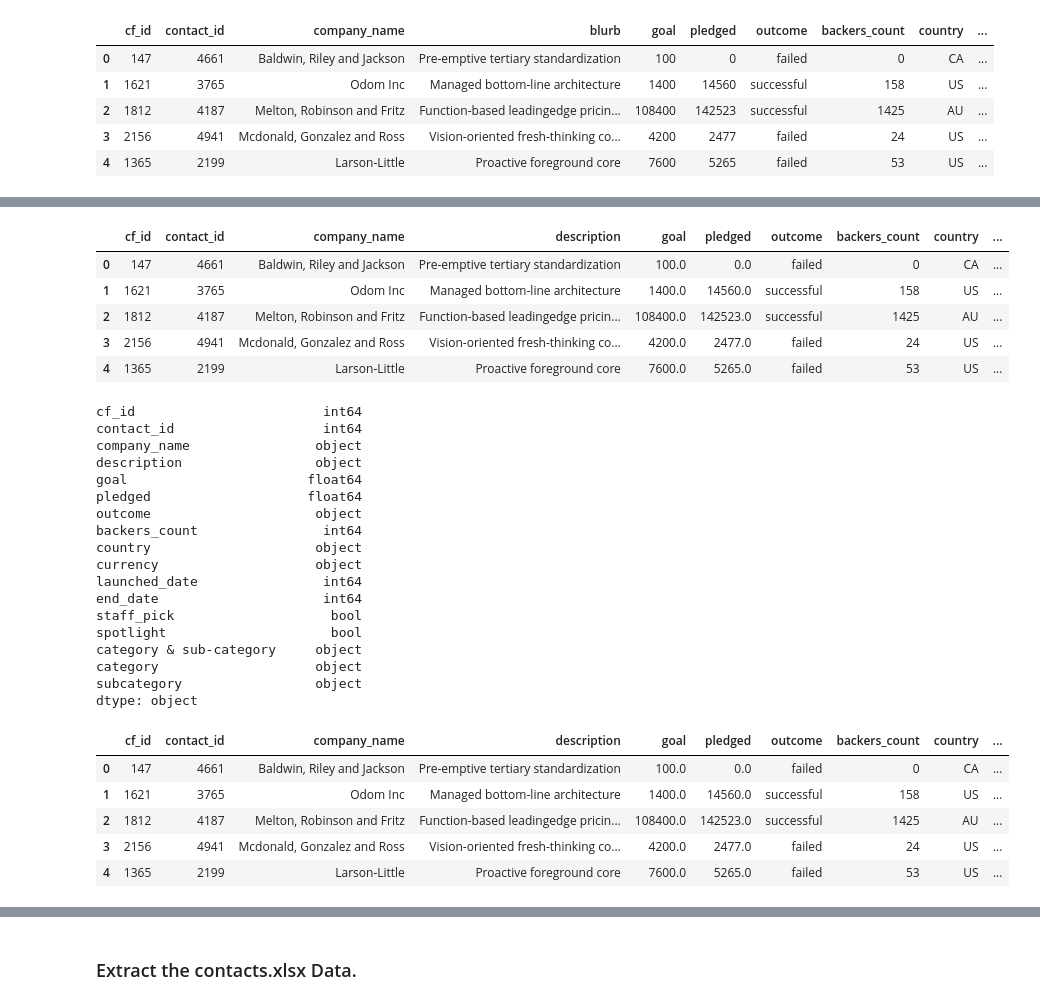
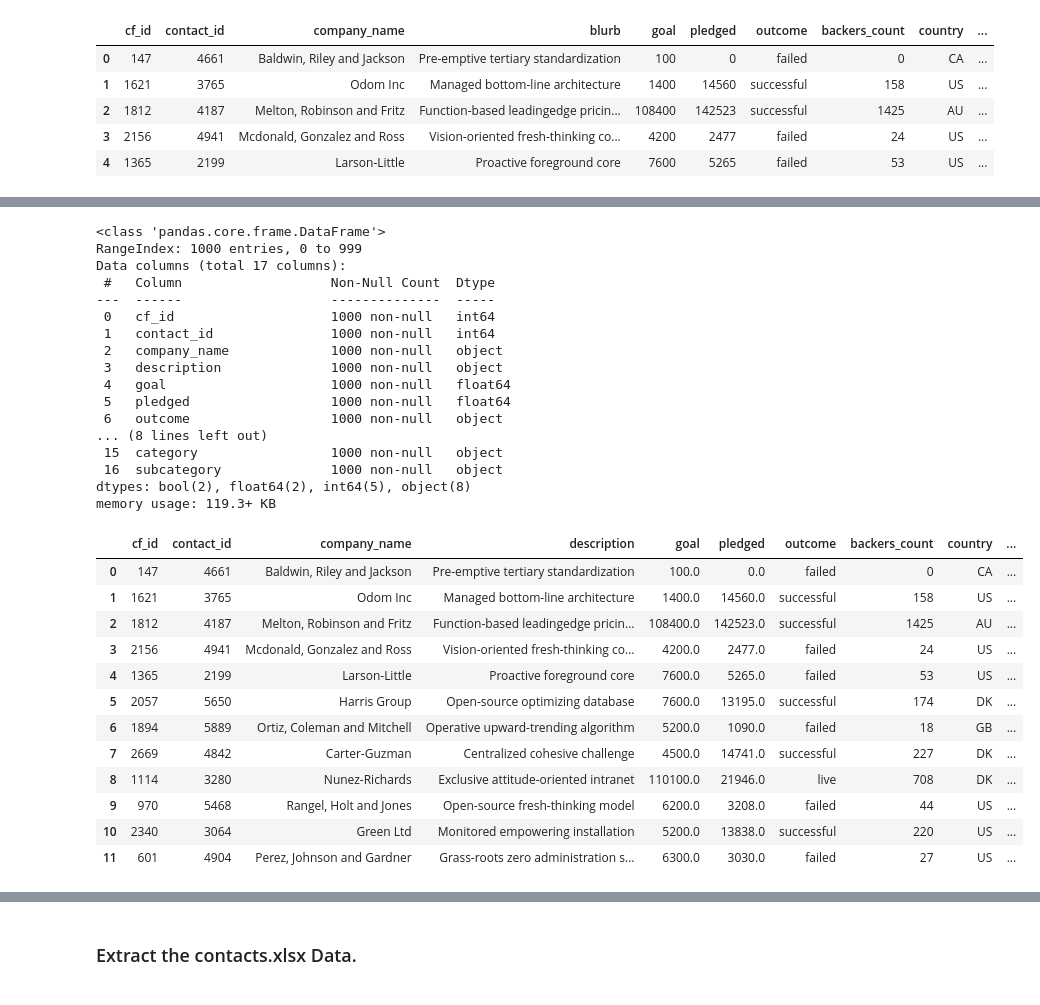
Before and after one commit to rdekker3/Crowdfunding_ETL, a Jupyter notebook: Ryan_M_Dekker_ETL_Mini_Project_Starter_Code.ipynb, the cells around one changed output, grey strips where cells are left out. Saved outputs shown, nothing was run; the diff lists cells and outputs as text; code cells hidden in the pictures.

```diff
--- a/Ryan_M_Dekker_ETL_Mini_Project_Starter_Code.ipynb
+++ b/Ryan_M_Dekker_ETL_Mini_Project_Starter_Code.ipynb
@@ -219,3 +224,4 @@ campaign_df.head()
 | 4 | 1365 | 2199 | Larson-Little | Proactive foreground core | 7600 | 5265 | failed | 53 | US | ... |
 # %%
 # Rename the blurb, launched_at, and deadline columns.
+campaign_df = campaign_df.rename(columns={'blurb':'description', 'launched_at': 'launch_date', 'deadline': 'end_date'})
@@ -229,43 +228,48 @@ campaign_df.head()
 # %%
 # Convert the goal and pledged columns to a `float` data type.
+campaign_df[["goal","pledged"]] = campaign_df[["goal","pledged"]].astype(float)
-# %% [output]
-|  | cf_id | contact_id | company_name | description | goal | pledged | outcome | backers_count | country | ... |
-| 0 | 147 | 4661 | Baldwin, Riley and Jackson | Pre-emptive tertiary standardization | 100.0 | 0.0 | failed | 0 | CA | ... |
-| 1 | 1621 | 3765 | Odom Inc | Managed bottom-line architecture | 1400.0 | 14560.0 | successful | 158 | US | ... |
-| 2 | 1812 | 4187 | Melton, Robinson and Fritz | Function-based leadingedge pricin... | 108400.0 | 142523.0 | successful | 1425 | AU | ... |
-| 3 | 2156 | 4941 | Mcdonald, Gonzalez and Ross | Vision-oriented fresh-thinking co... | 4200.0 | 2477.0 | failed | 24 | US | ... |
-| 4 | 1365 | 2199 | Larson-Little | Proactive foreground core | 7600.0 | 5265.0 | failed | 53 | US | ... |
 # %%
 # Check the datatypes
+campaign_df.info()
 # %% [output]
-cf_id                        int64
-contact_id                   int64
-company_name                object
-description                 object
-goal                       float64
-pledged                    float64
-outcome                     object
-backers_count                int64
-country                     object
-currency                    object
-launched_date                int64
-end_date                     int64
-staff_pick                    bool
-spotlight                     bool
-category & sub-category     object
-category                    object
-subcategory                 object
-dtype: object
+<class 'pandas.core.frame.DataFrame'>
+RangeIndex: 1000 entries, 0 to 999
+Data columns (total 17 columns):
+ #   Column                   Non-Null Count  Dtype
+---  ------                   --------------  -----
+ 0   cf_id                    1000 non-null   int64
+ 1   contact_id               1000 non-null   int64
+ 2   company_name             1000 non-null   object
+ 3   description              1000 non-null   object
+ 4   goal                     1000 non-null   float64
+ 5   pledged                  1000 non-null   float64
+ 6   outcome                  1000 non-null   object
+... (8 lines left out)
+ 15  category                 1000 non-null   object
+ 16  subcategory              1000 non-null   object
+dtypes: bool(2), float64(2), int64(5), object(8)
+memory usage: 119.3+ KB
 # %%
 # Format the launched_date and end_date columns to datetime format
 from datetime import datetime as dt
+campaign_df["launch_date"] = pd.to_datetime(campaign_df["launch_date"], unit='s').dt.strftime('%m-%d-%Y')
+campaign_df["end_date"] = pd.to_datetime(campaign_df["end_date"], unit='s').dt.strftime('%m-%d-%Y')
-# %% [output]
-|  | cf_id | contact_id | company_name | description | goal | pledged | outcome | backers_count | country | ... |
-| 0 | 147 | 4661 | Baldwin, Riley and Jackson | Pre-emptive tertiary standardization | 100.0 | 0.0 | failed | 0 | CA | ... |
-| 1 | 1621 | 3765 | Odom Inc | Managed bottom-line architecture | 1400.0 | 14560.0 | successful | 158 | US | ... |
-| 2 | 1812 | 4187 | Melton, Robinson and Fritz | Function-based leadingedge pricin... | 108400.0 | 142523.0 | successful | 1425 | AU | ... |
-| 3 | 2156 | 4941 | Mcdonald, Gonzalez and Ross | Vision-oriented fresh-thinking co... | 4200.0 | 2477.0 | failed | 24 | US | ... |
-| 4 | 1365 | 2199 | Larson-Little | Proactive foreground core | 7600.0 | 5265.0 | failed | 53 | US | ... |
+# %%
+campaign_df.head(12)
+# %% [output]
+|  | cf_id | contact_id | company_name | description | goal | pledged | outcome | backers_count | country | ... |
+| 0 | 147 | 4661 | Baldwin, Riley and Jackson | Pre-emptive tertiary standardization | 100.0 | 0.0 | failed | 0 | CA | ... |
+| 1 | 1621 | 3765 | Odom Inc | Managed bottom-line architecture | 1400.0 | 14560.0 | successful | 158 | US | ... |
+| 2 | 1812 | 4187 | Melton, Robinson and Fritz | Function-based leadingedge pricin... | 108400.0 | 142523.0 | successful | 1425 | AU | ... |
+| 3 | 2156 | 4941 | Mcdonald, Gonzalez and Ross | Vision-oriented fresh-thinking co... | 4200.0 | 2477.0 | failed | 24 | US | ... |
+| 4 | 1365 | 2199 | Larson-Little | Proactive foreground core | 7600.0 | 5265.0 | failed | 53 | US | ... |
+| 5 | 2057 | 5650 | Harris Group | Open-source optimizing database | 7600.0 | 13195.0 | successful | 174 | DK | ... |
+| 6 | 1894 | 5889 | Ortiz, Coleman and Mitchell | Operative upward-trending algorithm | 5200.0 | 1090.0 | failed | 18 | GB | ... |
+| 7 | 2669 | 4842 | Carter-Guzman | Centralized cohesive challenge | 4500.0 | 14741.0 | successful | 227 | DK | ... |
+| 8 | 1114 | 3280 | Nunez-Richards | Exclusive attitude-oriented intranet | 110100.0 | 21946.0 | live | 708 | DK | ... |
+| 9 | 970 | 5468 | Rangel, Holt and Jones | Open-source fresh-thinking model | 6200.0 | 3208.0 | failed | 44 | US | ... |
+| 10 | 2340 | 3064 | Green Ltd | Monitored empowering installation | 5200.0 | 13838.0 | successful | 220 | US | ... |
+| 11 | 601 | 4904 | Perez, Johnson and Gardner | Grass-roots zero administration s... | 6300.0 | 3030.0 | failed | 27 | US | ... |
 # %%
 # Merge the campaign_df with the category_df on the "category" column and
 # the subcategory_df on the "subcategory" column.
```
Also changed, not shown: parts of 8 cells of this notebook, 5 other files.
